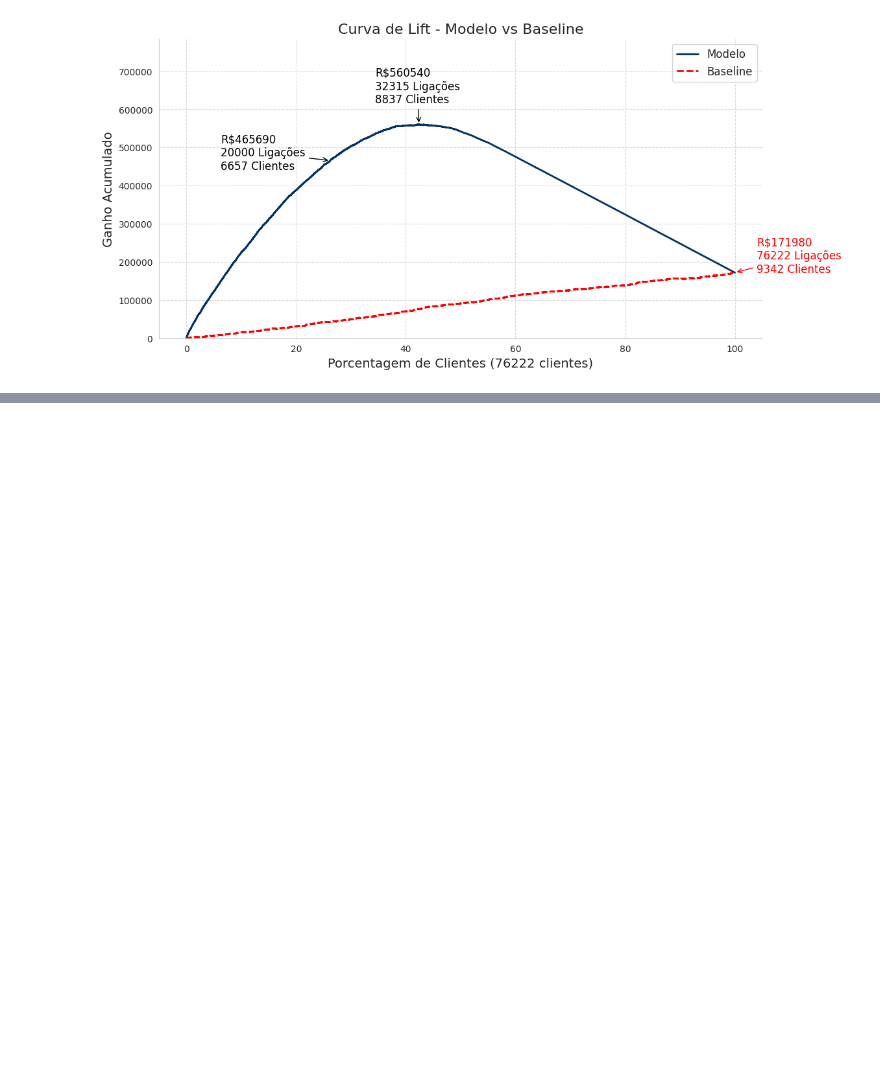
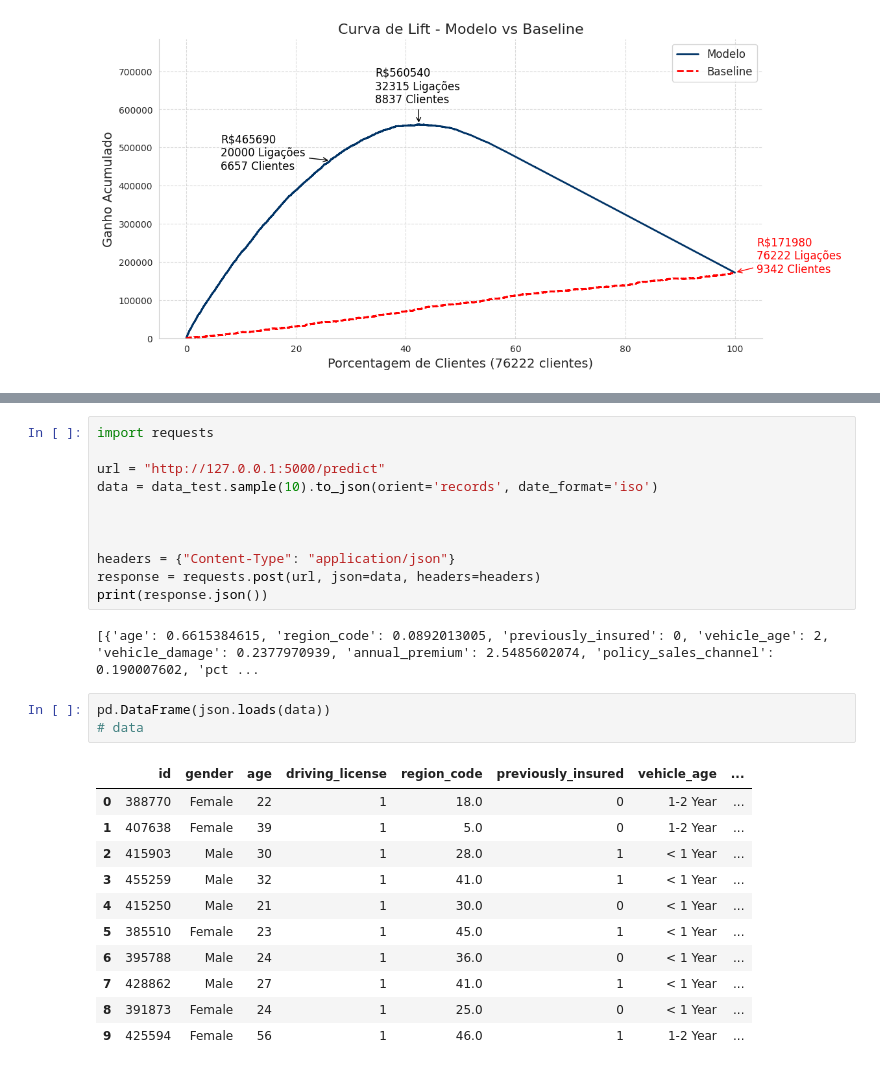
Before and after one commit to RafaelLuckner/Propensao_Compra, a Jupyter notebook: notebooks/propensao_projeto.ipynb, the cells around one changed output, grey strips where cells are left out. Cells and saved outputs as stored; diff of their text form; blank space fills up the shorter version.

```diff
--- a/notebooks/propensao_projeto.ipynb
+++ b/notebooks/propensao_projeto.ipynb
@@ -1234,0 +1284,28 @@ IndexError: list index out of range
+# %%
+import requests
+
+url = "http://127.0.0.1:5000/predict"
+data = data_test.sample(10).to_json(orient='records', date_format='iso')
+
+
+
+headers = {"Content-Type": "application/json"}
+response = requests.post(url, json=data, headers=headers)
+print(response.json())
+# %% [output]
+[{'age': 0.6615384615, 'region_code': 0.0892013005, 'previously_insured': 0, 'vehicle_age': 2, 'vehicle_damage': 0.2377970939, 'annual_premium': 2.5485602074, 'policy_sales_channel': 0.190007602, 'pct ...
+# %%
+pd.DataFrame(json.loads(data))
+# data
+# %% [output]
+|  | id | gender | age | driving_license | region_code | previously_insured | vehicle_age | ... |
+| 0 | 388770 | Female | 22 | 1 | 18.0 | 0 | 1-2 Year | ... |
+| 1 | 407638 | Female | 39 | 1 | 5.0 | 0 | 1-2 Year | ... |
+| 2 | 415903 | Male | 30 | 1 | 28.0 | 1 | < 1 Year | ... |
+| 3 | 455259 | Male | 32 | 1 | 41.0 | 1 | < 1 Year | ... |
+| 4 | 415250 | Male | 21 | 1 | 30.0 | 0 | < 1 Year | ... |
+| 5 | 385510 | Female | 23 | 1 | 45.0 | 1 | < 1 Year | ... |
+| 6 | 395788 | Male | 24 | 1 | 36.0 | 0 | < 1 Year | ... |
+| 7 | 428862 | Male | 27 | 1 | 41.0 | 1 | < 1 Year | ... |
+| 8 | 391873 | Female | 24 | 1 | 25.0 | 0 | < 1 Year | ... |
+| 9 | 425594 | Female | 56 | 1 | 46.0 | 1 | 1-2 Year | ... |
```
Also changed, not shown: parts of 16 cells of this notebook, 6 other files.
